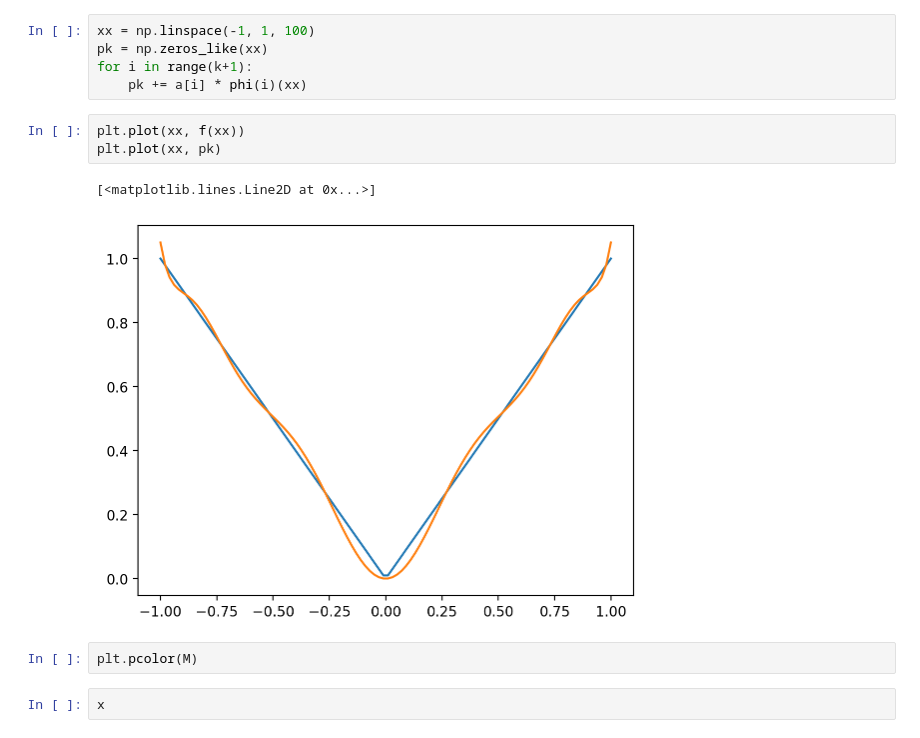
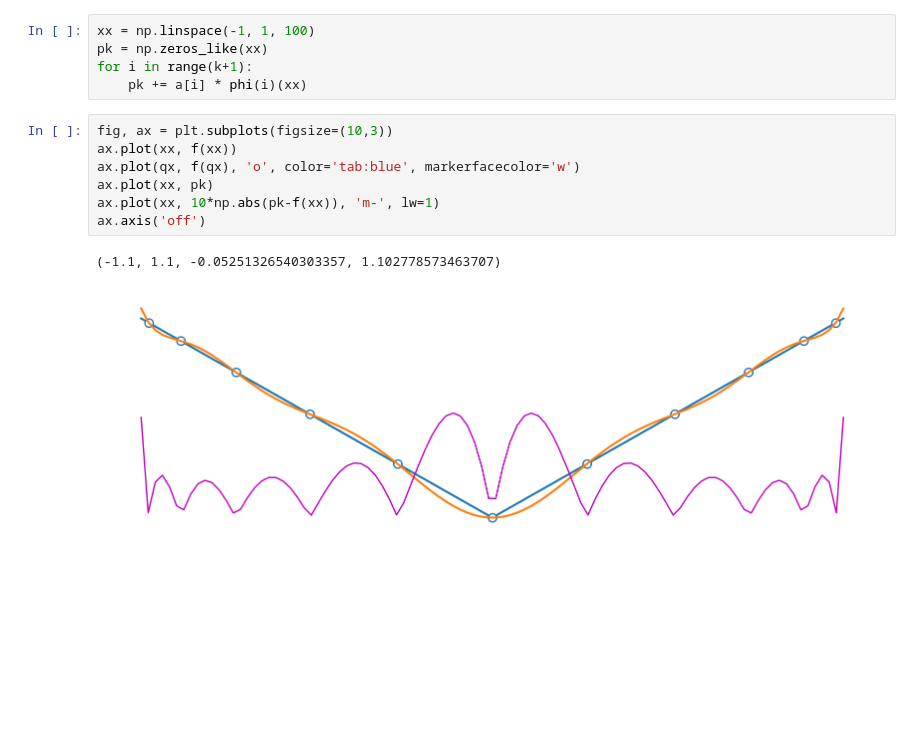
Before and after one commit to lukeolson/cs555-demos, a Jupyter notebook: 02-polynomial-approximation.ipynb, the cells around one changed output. Saved outputs shown, nothing was run; the diff lists cells and outputs as text; blank space fills up the shorter version.

```diff
--- a/02-polynomial-approximation.ipynb
+++ b/02-polynomial-approximation.ipynb
@@ -54,12 +54,12 @@ pk = np.zeros_like(xx)
 for i in range(k+1):
     pk += a[i] * phi(i)(xx)
 # %%
-plt.plot(xx, f(xx))
-plt.plot(xx, pk)
+fig, ax = plt.subplots(figsize=(10,3))
+ax.plot(xx, f(xx))
+ax.plot(qx, f(qx), 'o', color='tab:blue', markerfacecolor='w')
+ax.plot(xx, pk)
+ax.plot(xx, 10*np.abs(pk-f(xx)), 'm-', lw=1)
+ax.axis('off')
 # %% [output]
-[<matplotlib.lines.Line2D at 0x...>]
+(-1.1, 1.1, -0.05251326540303357, 1.102778573463707)
-[figure, old version]
+[figure, new version]
-# %%
-plt.pcolor(M)
-# %%
-x
```
Also changed, not shown: 1 other file.
